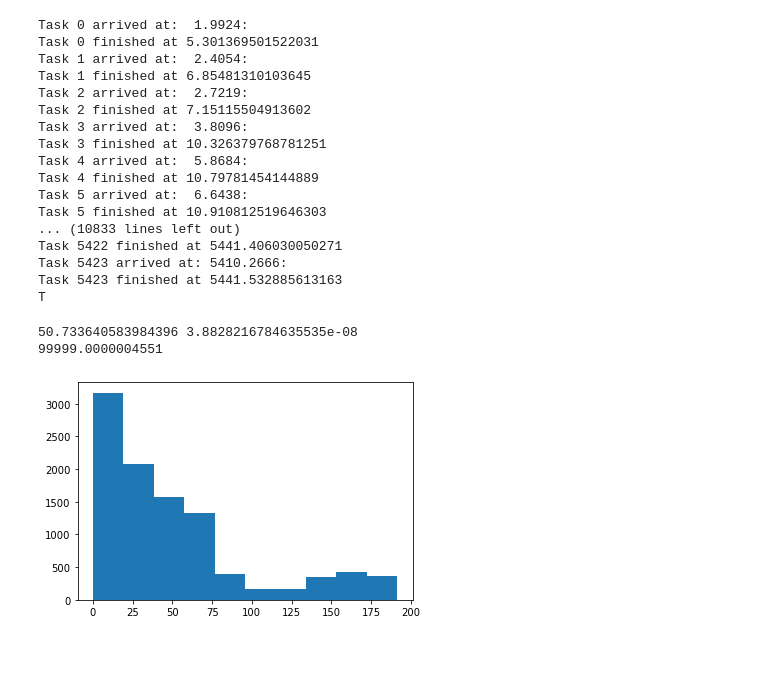
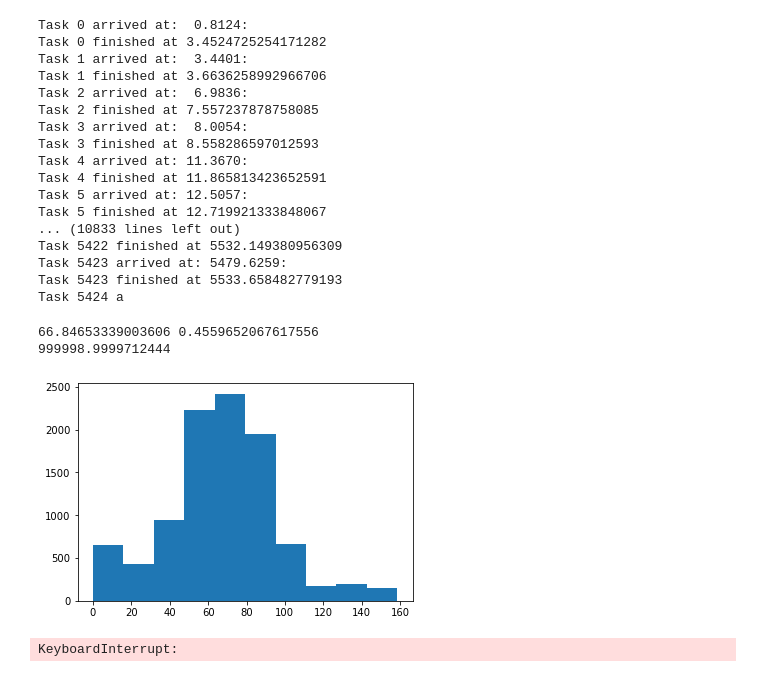
Before and after one commit to jasperw1999/DES-SimpleQueues, a Jupyter notebook: DES_v1.ipynb, the cells around one changed output. Cells and saved outputs as stored; diff of their text form; code cells hidden in the pictures.

```diff
--- a/DES_v1.ipynb
+++ b/DES_v1.ipynb
@@ -29,7 +52,7 @@ def setup(env, arrival_rate, processing_capacity):
 # %%
 env = simpy.Environment()
 server = simpy.Resource(env, capacity=1)
-arrival_rate = 0.99999
+arrival_rate = 0.999999
 capacity = 1
 server_util = arrival_rate/capacity
 number_of_samples = 10000
@@ -38,30 +61,46 @@ waitingtimes = []
 env.process(setup(env, arrival_rate, capacity))
 env.run(until=sim_time)
 # %% [output]
-Task 0 arrived at:  1.9924:
-Task 0 finished at 5.301369501522031
-Task 1 arrived at:  2.4054:
-Task 1 finished at 6.85481310103645
-Task 2 arrived at:  2.7219:
-Task 2 finished at 7.15115504913602
-Task 3 arrived at:  3.8096:
-Task 3 finished at 10.326379768781251
-Task 4 arrived at:  5.8684:
-Task 4 finished at 10.79781454144889
-Task 5 arrived at:  6.6438:
-Task 5 finished at 10.910812519646303
+Task 0 arrived at:  0.8124:
+Task 0 finished at 3.4524725254171282
+Task 1 arrived at:  3.4401:
+Task 1 finished at 3.6636258992966706
+Task 2 arrived at:  6.9836:
+Task 2 finished at 7.557237878758085
+Task 3 arrived at:  8.0054:
+Task 3 finished at 8.558286597012593
+Task 4 arrived at: 11.3670:
+Task 4 finished at 11.865813423652591
+Task 5 arrived at: 12.5057:
+Task 5 finished at 12.719921333848067
 ... (10833 lines left out)
-Task 5422 finished at 5441.406030050271
-Task 5423 arrived at: 5410.2666:
-Task 5423 finished at 5441.532885613163
-T
+Task 5422 finished at 5532.149380956309
+Task 5423 arrived at: 5479.6259:
+Task 5423 finished at 5533.658482779193
+Task 5424 a
 # %%
 plt.hist(waitingtimes)
 mean = np.mean(waitingtimes)
-var = 1/(len(waitingtimes)*mean**2)
+var = 1/(len(waitingtimes)*mean**-2)
 print(mean, var)
 print((server_util/capacity)/(1-server_util))
 # %% [output]
-50.733640583984396 3.8828216784635535e-08
-99999.0000004551
+66.84653339003606 0.4559652067617556
+999998.9999712444
-[figure, old version]
+[figure, new version]
+# %%
+waiting_times = []
+n_steps = 10
+n_servers = 1
+arrival_rate = 1
+init_util = 0.2
+server_util = np.linspace(init_util, 0.9, n_steps)
+proccesing_capacity = arrival_rate*server_util
+desired_var = 0.1
+env = simpy.Environment()
+servers = simpy.Resource(env, capacity=n_servers)
+
+setup = Setup(env, arrival_rate, processing_capacity[0], servers, waiting_times)
+env.run()
+# %% [output]
+KeyboardInterrupt:
```
Also changed, not shown: parts of 4 cells of this notebook.
